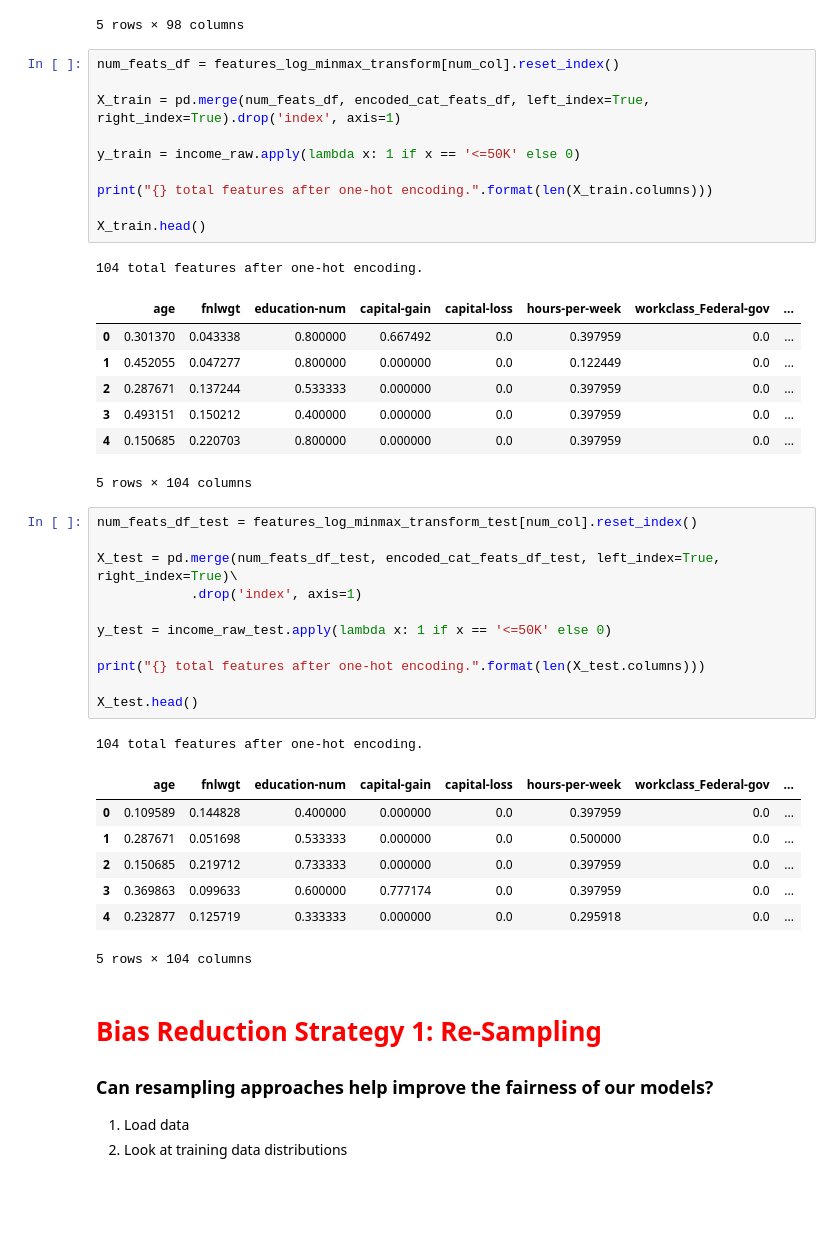
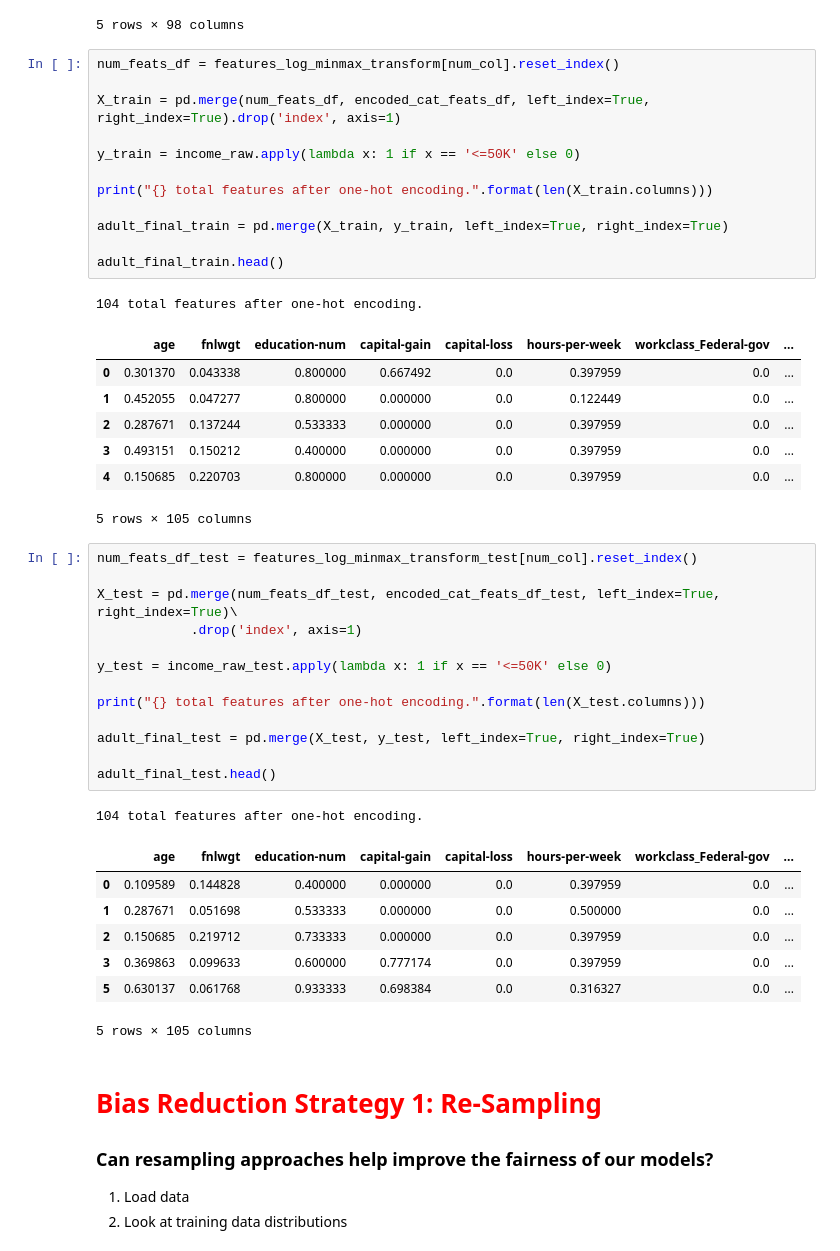
Before and after one commit to DuarteFaria/fairness_tutorial, a Jupyter notebook: notebooks/bias_reduction.ipynb, the cells around one changed output. Drawn from its saved outputs; the diff is of its cells as text; blank space fills up the shorter version.

Commit message:
Adult dataset sex attribute

```diff
--- a/notebooks/bias_reduction.ipynb
+++ b/notebooks/bias_reduction.ipynb
@@ -302,7 +341,9 @@ y_train = income_raw.apply(lambda x: 1 if x == '<=50K' else 0)
 
 print("{} total features after one-hot encoding.".format(len(X_train.columns)))
 
-X_train.head()
+adult_final_train = pd.merge(X_train, y_train, left_index=True, right_index=True)
+
+adult_final_train.head()
 # %% [output]
 104 total features after one-hot encoding.
 |  | age | fnlwgt | education-num | capital-gain | capital-loss | hours-per-week | workclass_Federal-gov | ... |
@@ -311,27 +352,29 @@ X_train.head()
 | 2 | 0.287671 | 0.137244 | 0.533333 | 0.000000 | 0.0 | 0.397959 | 0.0 | ... |
 | 3 | 0.493151 | 0.150212 | 0.400000 | 0.000000 | 0.0 | 0.397959 | 0.0 | ... |
 | 4 | 0.150685 | 0.220703 | 0.800000 | 0.000000 | 0.0 | 0.397959 | 0.0 | ... |
-5 rows × 104 columns
+5 rows × 105 columns
 # %%
 num_feats_df_test = features_log_minmax_transform_test[num_col].reset_index()
 
 X_test = pd.merge(num_feats_df_test, encoded_cat_feats_df_test, left_index=True, right_index=True)\
             .drop('index', axis=1)
 
 y_test = income_raw_test.apply(lambda x: 1 if x == '<=50K' else 0)
 
 print("{} total features after one-hot encoding.".format(len(X_test.columns)))
 
-X_test.head()
+adult_final_test = pd.merge(X_test, y_test, left_index=True, right_index=True)
+
+adult_final_test.head()
 # %% [output]
 104 total features after one-hot encoding.
 |  | age | fnlwgt | education-num | capital-gain | capital-loss | hours-per-week | workclass_Federal-gov | ... |
 | 0 | 0.109589 | 0.144828 | 0.400000 | 0.000000 | 0.0 | 0.397959 | 0.0 | ... |
 | 1 | 0.287671 | 0.051698 | 0.533333 | 0.000000 | 0.0 | 0.500000 | 0.0 | ... |
 | 2 | 0.150685 | 0.219712 | 0.733333 | 0.000000 | 0.0 | 0.397959 | 0.0 | ... |
 | 3 | 0.369863 | 0.099633 | 0.600000 | 0.777174 | 0.0 | 0.397959 | 0.0 | ... |
-| 4 | 0.232877 | 0.125719 | 0.333333 | 0.000000 | 0.0 | 0.295918 | 0.0 | ... |
+| 5 | 0.630137 | 0.061768 | 0.933333 | 0.698384 | 0.0 | 0.316327 | 0.0 | ... |
-5 rows × 104 columns
+5 rows × 105 columns
 # %% [markdown]
 # <font color="red">Bias Reduction Strategy 1: Re-Sampling</font>
 ### Can resampling approaches help improve the fairness of our models?
```
Also changed, not shown: parts of 38 cells of this notebook.
